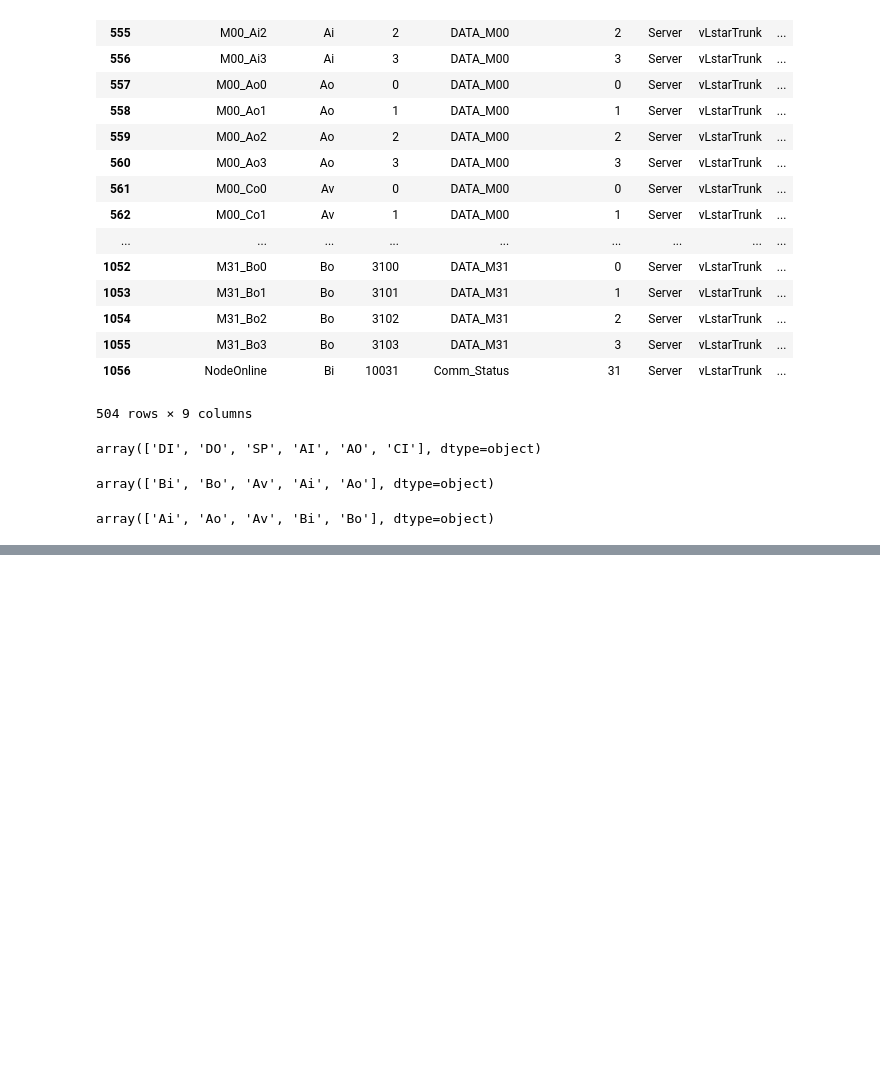
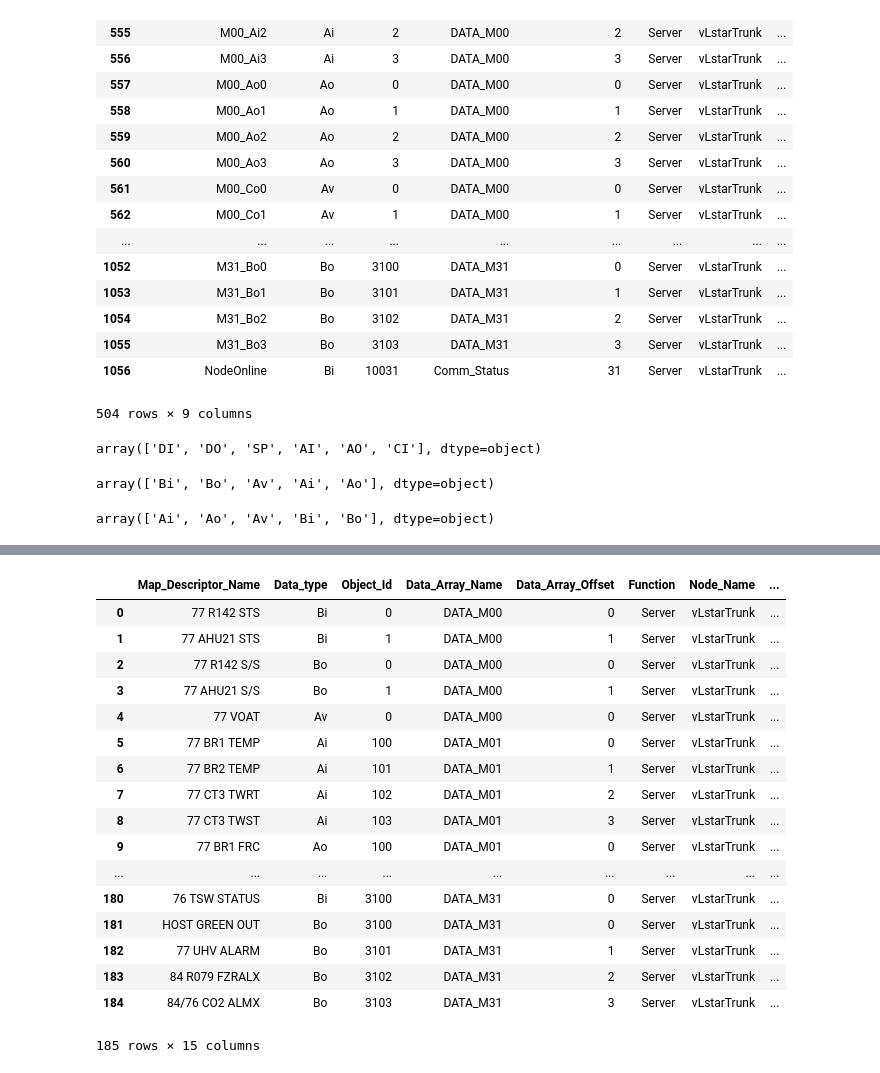
Before and after one commit to lbnl-bldg-data-tools/barrington_integrator, a Jupyter notebook: tbl_split.ipynb, the cells around one changed output, grey strips where cells are left out. Cells and saved outputs as stored; diff of their text form; code cells hidden in the pictures; blank space fills up the shorter version.

```diff
--- a/tbl_split.ipynb
+++ b/tbl_split.ipynb
@@ -237,0 +267,21 @@ merge_test[merge_test['MS'] == 8]
+# %%
+pd.read_csv('test.csv')
+# %% [output]
+|  | Map_Descriptor_Name | Data_type | Object_Id | Data_Array_Name | Data_Array_Offset | Function | Node_Name | ... |
+| 0 | 77 R142 STS | Bi | 0 | DATA_M00 | 0 | Server | vLstarTrunk | ... |
+| 1 | 77 AHU21 STS | Bi | 1 | DATA_M00 | 1 | Server | vLstarTrunk | ... |
+| 2 | 77 R142 S/S | Bo | 0 | DATA_M00 | 0 | Server | vLstarTrunk | ... |
+| 3 | 77 AHU21 S/S | Bo | 1 | DATA_M00 | 1 | Server | vLstarTrunk | ... |
+| 4 | 77 VOAT | Av | 0 | DATA_M00 | 0 | Server | vLstarTrunk | ... |
+| 5 | 77 BR1 TEMP | Ai | 100 | DATA_M01 | 0 | Server | vLstarTrunk | ... |
+| 6 | 77 BR2 TEMP | Ai | 101 | DATA_M01 | 1 | Server | vLstarTrunk | ... |
+| 7 | 77 CT3 TWRT | Ai | 102 | DATA_M01 | 2 | Server | vLstarTrunk | ... |
+| 8 | 77 CT3 TWST | Ai | 103 | DATA_M01 | 3 | Server | vLstarTrunk | ... |
+| 9 | 77 BR1 FRC | Ao | 100 | DATA_M01 | 0 | Server | vLstarTrunk | ... |
+| ... | ... | ... | ... | ... | ... | ... | ... | ... |
+| 180 | 76 TSW STATUS | Bi | 3100 | DATA_M31 | 0 | Server | vLstarTrunk | ... |
+| 181 | HOST GREEN OUT | Bo | 3100 | DATA_M31 | 0 | Server | vLstarTrunk | ... |
+| 182 | 77 UHV ALARM | Bo | 3101 | DATA_M31 | 1 | Server | vLstarTrunk | ... |
+| 183 | 84 R079 FZRALX | Bo | 3102 | DATA_M31 | 2 | Server | vLstarTrunk | ... |
+| 184 | 84/76 CO2 ALMX | Bo | 3103 | DATA_M31 | 3 | Server | vLstarTrunk | ... |
+185 rows × 15 columns
```
Also changed, not shown: parts of 10 cells of this notebook, 1 other file.
